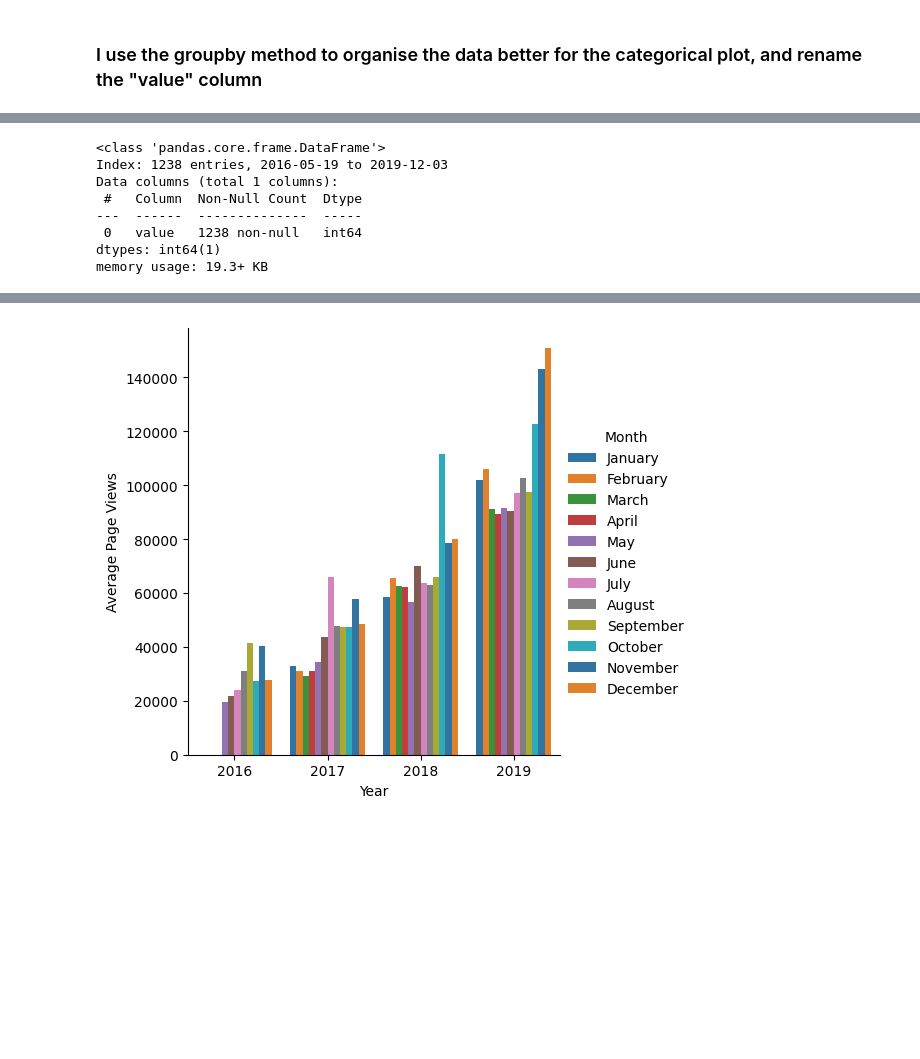
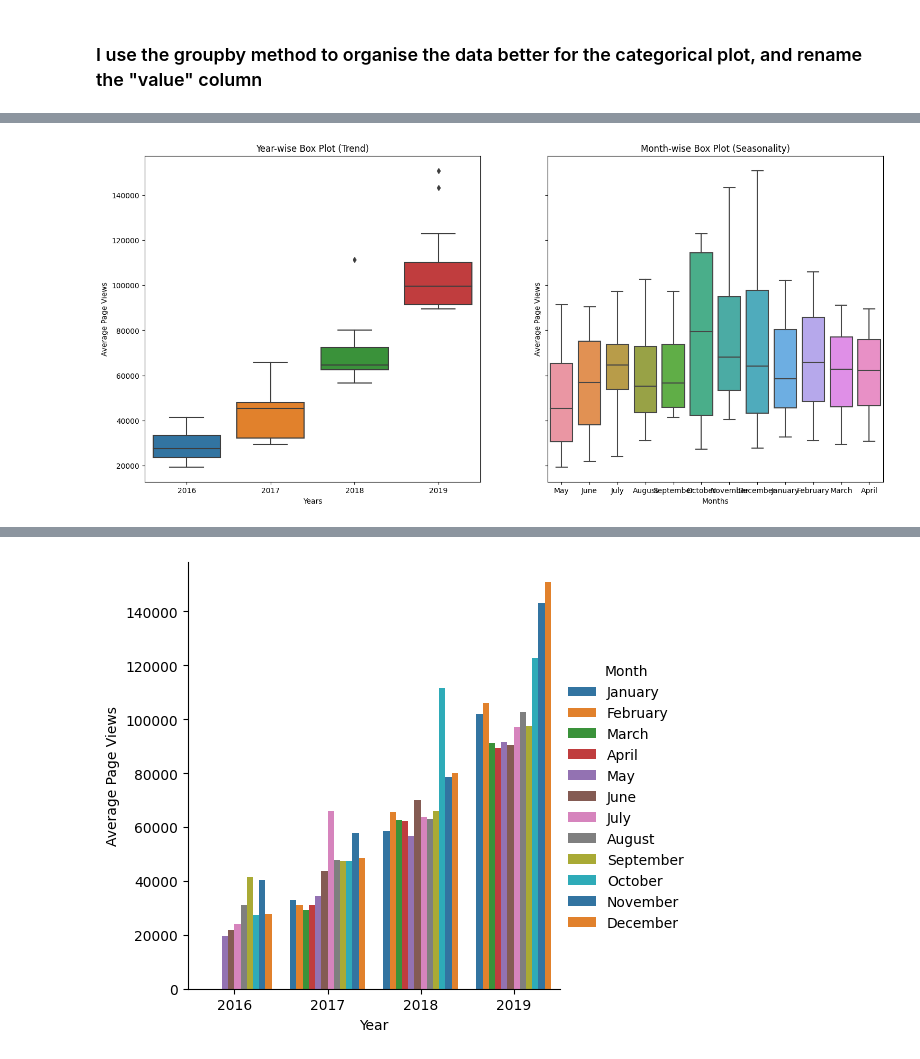
Before and after one commit to kingdavidek/FCC_Projects_Data_Analysis, a Jupyter notebook: Page_View_Time_Series_Visualiser/time_series_visualizer.ipynb, the cells around one changed output, grey strips where cells are left out. Saved outputs shown, nothing was run; the diff lists cells and outputs as text; code cells hidden in the pictures; blank space fills up the shorter version.

```diff
--- a/Page_View_Time_Series_Visualiser/time_series_visualizer.ipynb
+++ b/Page_View_Time_Series_Visualiser/time_series_visualizer.ipynb
@@ -111,10 +112,9 @@ fig = sns.catplot(data=df_bar, x="Years", y="Average Page Views", hue="Months",
 # %%
+fig, axes = plt.subplots(1, 2, sharey=True, figsize=(18, 8))
+axes[0].set_title("Year-wise Box Plot (Trend)")
+axes[1].set_title("Month-wise Box Plot (Seasonality)")
+
+fig = sns.boxplot(ax=axes[0], data=df_bar, x="Years", y="Average Page Views")
+fig = sns.boxplot(ax=axes[1], data=df_bar, x="Months", y="Average Page Views")
 # %% [output]
-<class 'pandas.core.frame.DataFrame'>
-Index: 1238 entries, 2016-05-19 to 2019-12-03
-Data columns (total 1 columns):
- #   Column  Non-Null Count  Dtype
----  ------  --------------  -----
- 0   value   1238 non-null   int64
-dtypes: int64(1)
-memory usage: 19.3+ KB
+[figure, added]
```
Also changed, not shown: parts of 4 cells of this notebook.
